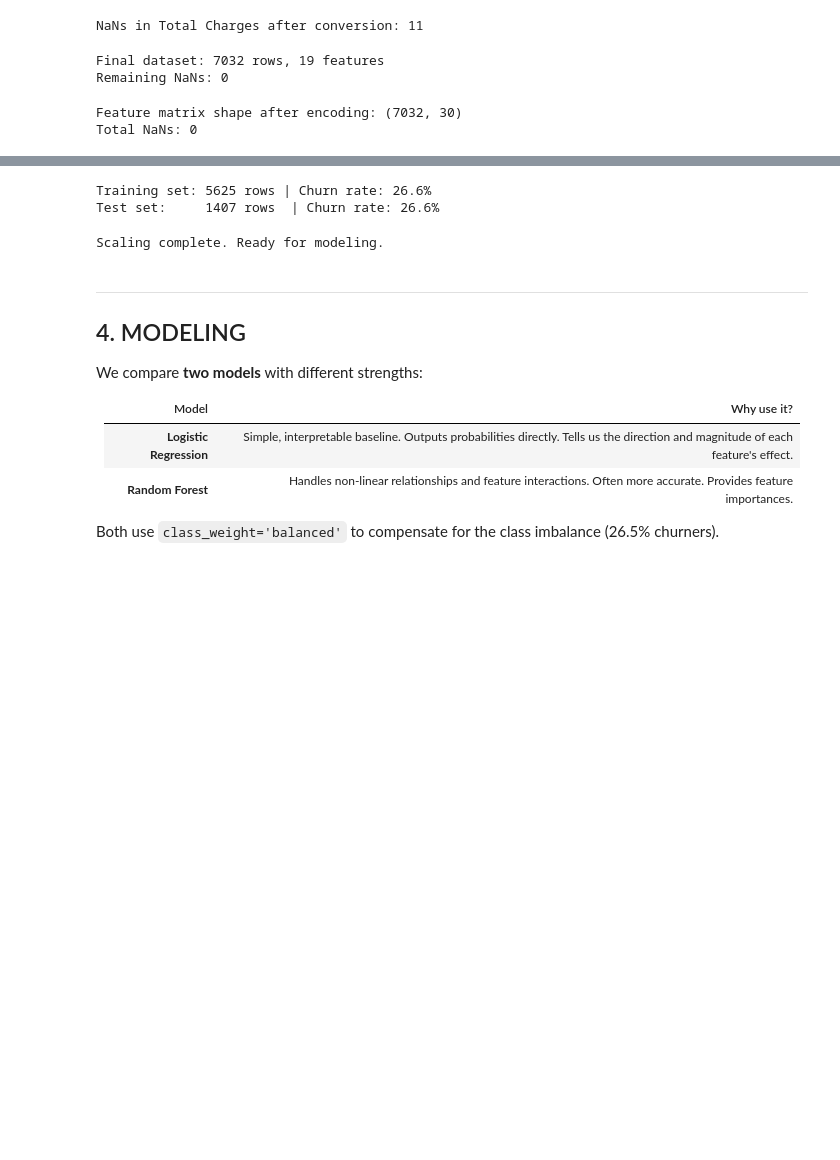
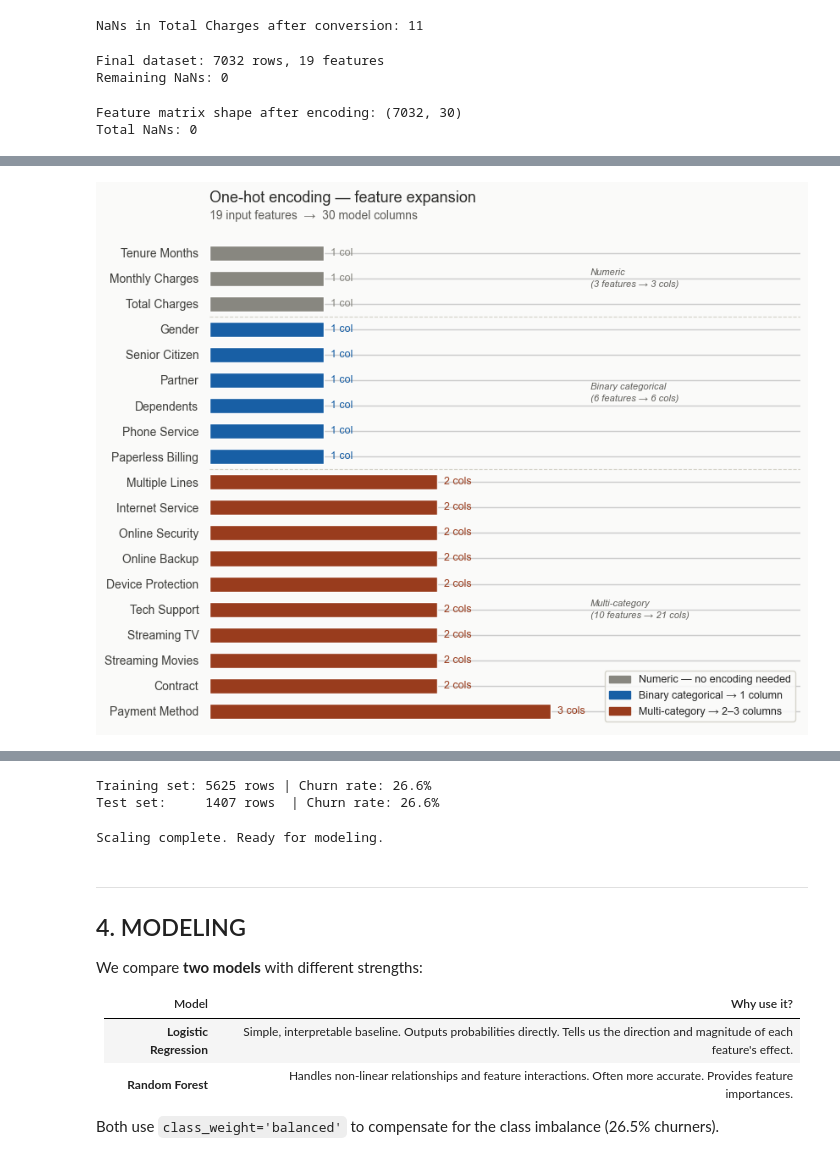
Before and after one commit to talesthury/htw_mpmd_2025_advanced_analytics_churn_prediction, a Jupyter notebook: notebook/telco_churn_crisp_dm.ipynb, the cells around one changed output, grey strips where cells are left out. Saved outputs shown, nothing was run; the diff lists cells and outputs as text; code cells hidden in the pictures; blank space fills up the shorter version.

```diff
--- a/notebook/telco_churn_crisp_dm.ipynb
+++ b/notebook/telco_churn_crisp_dm.ipynb
@@ -47,11 +74,6 @@ plt.rcParams['figure.dpi'] = 100
 | Account | Contract type, Payment Method, Billing, Monthly & Total Charges, Tenure |
 | Target | Churn Label (Yes/No) |
 # %%
-# ── LOAD DATA ──────────────────────────────────────────────────────────────────
-# Update this path to your local file location
-path = r"Telco_customer_churn.xlsx"  # <-- update as needed
+path = r"C:\Users\TalesThury\Documents\htw_mpmd_2025_advanced_analytics_churn_prediction\Telco_customer_churn.xlsx"
+
 df = pd.read_excel(path)
-
-print(f"Shape: {df.shape}")
-print(f"\nColumns:\n{df.columns.tolist()}")
-df.head(3)
@@ -274,0 +369,90 @@ Total NaNs: 0
+# %%
+import matplotlib.pyplot as plt
+import matplotlib.patches as mpatches
+import numpy as np
+
+features = [
+    ("Tenure Months",    "numeric",  1),
+    ("Monthly Charges",  "numeric",  1),
+    ("Total Charges",    "numeric",  1),
+    ("Gender",           "binary",   1),
+    ("Senior Citizen",   "binary",   1),
+    ("Partner",          "binary",   1),
+    ("Dependents",       "binary",   1),
+    ("Phone Service",    "binary",   1),
+    ("Paperless Billing","binary",   1),
+    ("Multiple Lines",   "multi",    2),
+    ("Internet Service", "multi",    2),
+    ("Online Security",  "multi",    2),
+    ("Online Backup",    "multi",    2),
+    ("Device Protection","multi",    2),
+    ("Tech Support",     "multi",    2),
+    ("Streaming TV",     "multi",    2),
+    ("Streaming Movies", "multi",    2),
+    ("Contract",         "multi",    2),
+    ("Payment Method",   "multi",    3),
+]
+
+COLORS = {"numeric": "#888780", "binary": "#185FA5", "multi": "#993C1D"}
+LABELS = {
+    "numeric": "Numeric — no encoding needed",
+    "binary":  "Binary categorical → 1 column",
+    "multi":   "Multi-category → 2–3 columns",
+}
+
+names    = [f[0] for f in features]
+types    = [f[1] for f in features]
+cols_out = [f[2] for f in features]
+colors   = [COLORS[t] for t in types]
+y        = np.arange(len(features))
+
+fig, ax = plt.subplots(figsize=(9, 7.5))
+fig.patch.set_facecolor("#FAFAF9")
+ax.set_facecolor("#FAFAF9")
+fig.subplots_adjust(top=0.88)
+
+bars = ax.barh(y, cols_out, height=0.6, color=colors, zorder=3)
+
+for i, (bar, v) in enumerate(zip(bars, cols_out)):
+    ax.text(v + 0.06, i, f"{v} col{'s' if v > 1 else ''}",
+            va="center", ha="left", fontsize=9,
+            color=COLORS[types[i]], fontweight="500")
+
+for gb in [2.5, 8.5]:
+    ax.axhline(gb, color="#D3D1C7", linewidth=0.8, linestyle="--", zorder=2)
+
+for gy, gtxt in [
+    (1,   "Numeric\n(3 features → 3 cols)"),
+    (5.5, "Binary categorical\n(6 features → 6 cols)"),
+    (14,  "Multi-category\n(10 features → 21 cols)"),
+]:
+    ax.text(3.35, gy, gtxt, va="center", ha="left",
+            fontsize=8, color="#5F5E5A", linespacing=1.45, style="italic")
+
+ax.set_yticks(y)
+ax.set_yticklabels(names, fontsize=10, color="#3d3d3a")
+ax.set_xlim(0, 5.2)
+ax.set_ylim(-0.6, len(features) - 0.4)
+ax.xaxis.set_visible(False)
+ax.invert_yaxis()
+
+for spine in ax.spines.values():
+    spine.set_visible(False)
+
+fig.text(0.125, 0.93, "One-hot encoding — feature expansion",
+         fontsize=13, fontweight="normal", color="#2C2C2A", va="bottom")
+fig.text(0.125, 0.905, "19 input features  →  30 model columns",
+         fontsize=10, fontweight="normal", color="#5F5E5A", va="bottom")
+
+legend_patches = [
+    mpatches.Patch(color=COLORS[k], label=LABELS[k])
+    for k in ["numeric", "binary", "multi"]
+]
+ax.legend(handles=legend_patches, loc="lower right",
+          fontsize=9, frameon=True, framealpha=0.9,
+          edgecolor="#D3D1C7", facecolor="#FAFAF9")
+
+plt.show()
+print("done")
+# %% [output]
+[figure, added]
```
Also changed, not shown: parts of 8 cells of this notebook, 1 other file.
